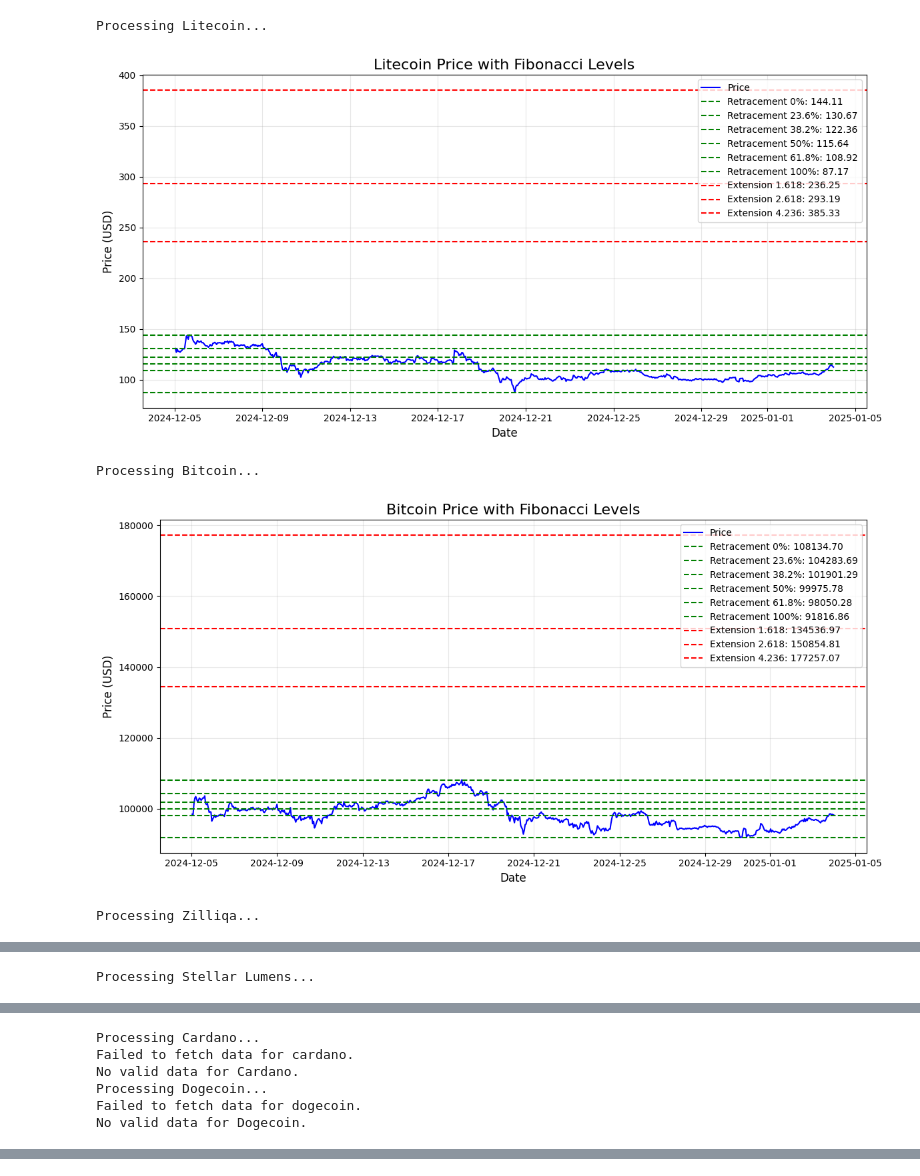
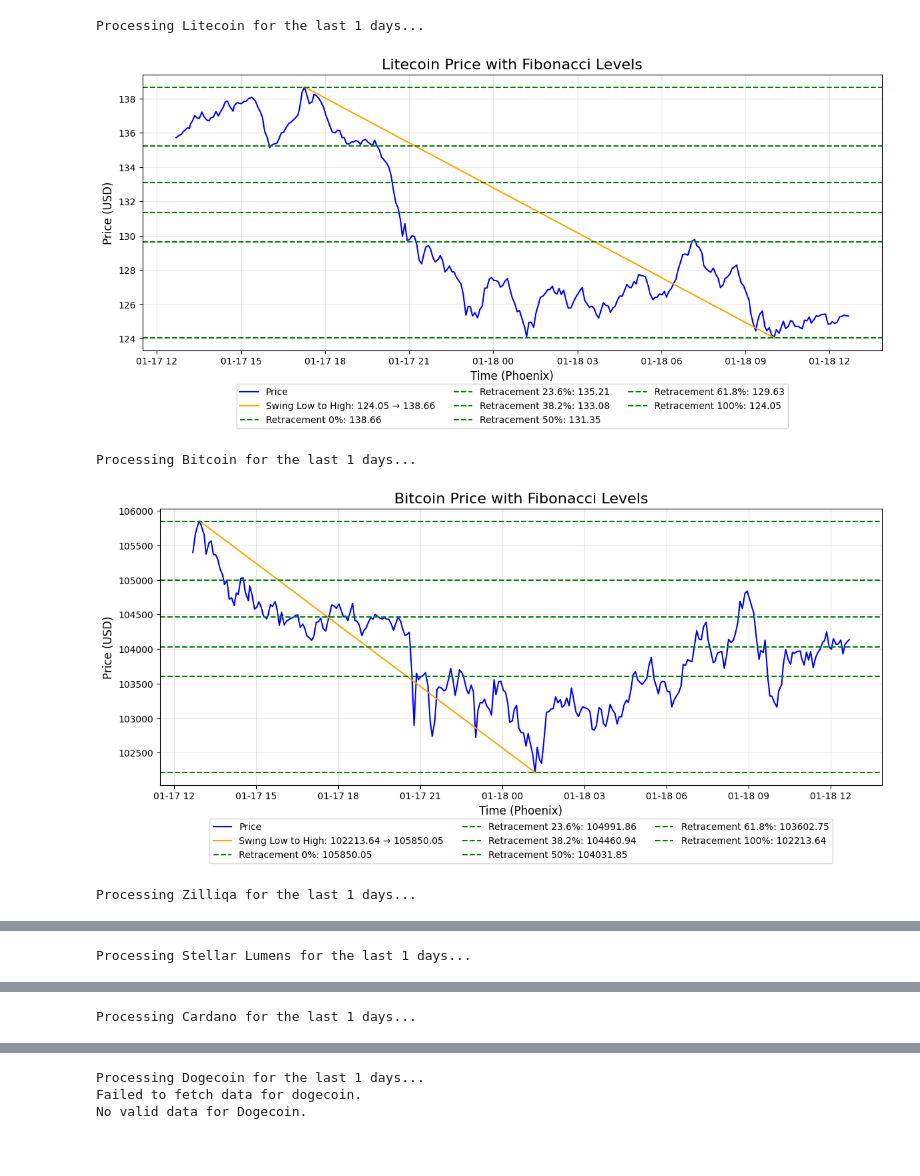
Before and after one commit to dennishbb/myML, a Jupyter notebook: crypto.ipynb, the cells around one changed output, grey strips where cells are left out. Cells and saved outputs as stored; diff of their text form; code cells hidden in the pictures; blank space fills up the shorter version.

```diff
--- a/crypto.ipynb
+++ b/crypto.ipynb
@@ -2,6 +2,7 @@
 import requests
 import pandas as pd
 import matplotlib.pyplot as plt
+from pytz import timezone
 
 # Function to fetch historical data from CoinGecko
 def fetch_coin_data(coin_id, vs_currency, days):
@@ -13,10 +14,12 @@ def fetch_coin_data(coin_id, vs_currency, days):
     data = response.json()
     prices = data["prices"]
     df = pd.DataFrame(prices, columns=["timestamp", "price"])
-    df["timestamp"] = pd.to_datetime(df["timestamp"], unit="ms")
+    df["timestamp"] = pd.to_datetime(df["timestamp"], unit="ms")  # Convert to datetime
+    phoenix_tz = timezone("US/Arizona")  # Define Phoenix timezone
+    df["timestamp"] = df["timestamp"].dt.tz_localize("UTC").dt.tz_convert(phoenix_tz)  # Convert to Phoenix time
     return df
 
-# Function to calculate Fibonacci levels
+# Function to calculate Fibonacci retracement levels
 def calculate_fibonacci_levels(swing_high, swing_low):
     diff = swing_high - swing_low
     retracements = {
@@ -27,70 +30,83 @@ def calculate_fibonacci_levels(swing_high, swing_low):
         "61.8%": swing_high - 0.618 * diff,
         "100%": swing_low,
     }
-    extensions = {
-        "1.618": swing_high + 1.618 * diff,
-        "2.618": swing_high + 2.618 * diff,
-        "4.236": swing_high + 4.236 * diff,
-    }
-    return retracements, extensions
+    return retracements
 
 # Function to plot Fibonacci levels
-def plot_fibonacci_levels(coin_id, data, retracements, extensions):
+def plot_fibonacci_levels(coin_id, data, retracements, swing_low, swing_high, swing_low_time, swing_high_time):
     plt.figure(figsize=(12, 6))
     plt.plot(data["timestamp"], data["price"], label="Price", color="blue")
+
+    # Draw a line connecting swing low and swing high
+    plt.plot(
+        [swing_low_time, swing_high_time],
+        [swing_low, swing_high],
+        linestyle="-",
+        color="orange",
+        label=f"Swing Low to High: {swing_low:.2f} → {swing_high:.2f}",
+    )
 
     # Plot Fibonacci retracement levels
     for level, price in retracements.items():
         plt.axhline(price, linestyle="--", color="green", label=f"Retracement {level}: {price:.2f}")
 
-    # Plot Fibonacci extension levels
-    for level, price in extensions.items():
-        plt.axhline(price, linestyle="--", color="red", label=f"Extension {level}: {price:.2f}")
-
     # Add chart details
     plt.title(f"{coin_id.capitalize()} Price with Fibonacci Levels", fontsize=16)
-    plt.xlabel("Date", fontsize=12)
+    plt.xlabel("Time (Phoenix)", fontsize=12)
     plt.ylabel("Price (USD)", fontsize=12)
-    plt.legend(loc="upper right", fontsize=10)
+    plt.legend(loc="lower center", bbox_to_anchor=(0.5, -0.3), fontsize=10, ncol=3)
     plt.grid(alpha=0.3)
     plt.tight_layout()
 
     # Save the plot
     plt.savefig(f"{coin_id}_fibonacci_chart.png")
     plt.show()
 
 # List of cryptocurrencies
 cryptos = [
     {"id": "litecoin", "name": "Litecoin"},
     {"id": "bitcoin", "name": "Bitcoin"},
     {"id": "zilliqa", "name": "Zilliqa"},
     {"id": "stellar", "name": "Stellar Lumens"},
     {"id": "cardano", "name": "Cardano"},
     {"id": "dogecoin", "name": "Dogecoin"},
 ]
 
+# Input: Number of days
+try:
+    days = int(input("Enter the number of days for historical data: "))
+    if days <= 0:
+        raise ValueError("The number of days must be a positive integer.")
+except ValueError as e:
+    print(f"Invalid input: {e}. Defaulting to 30 days.")
+    days = 30
+
 # Loop through each cryptocurrency
 for crypto in cryptos:
     coin_id = crypto["id"]
     name = crypto["name"]
 
     # Fetch data
-    print(f"Processing {name}...")
-    data = fetch_coin_data(coin_id, vs_currency="usd", days=30)
+    print(f"Processing {name} for the last {days} days...")
+    data = fetch_coin_data(coin_id, vs_currency="usd", days=days)
 
     if data is not None and not data.empty:
-        # Calculate Fibonacci levels
+        # Find swing high and low with corresponding timestamps
         swing_high = data["price"].max()
         swing_low = data["price"].min()
-        retracements, extensions = calculate_fibonacci_levels(swing_high, swing_low)
+        swing_high_time = data.loc[data["price"] == swing_high, "timestamp"].iloc[0]
+        swing_low_time = data.loc[data["price"] == swing_low, "timestamp"].iloc[0]
+
+        # Calculate Fibonacci levels
+        retracements = calculate_fibonacci_levels(swing_high, swing_low)
 
         # Plot Fibonacci levels
-        plot_fibonacci_levels(name, data, retracements, extensions)
+        plot_fibonacci_levels(name, data, retracements, swing_low, swing_high, swing_low_time, swing_high_time)
     else:
         print(f"No valid data for {name}.")
 # %% [output]
-Processing Litecoin...
+Processing Litecoin for the last 1 days...
-[figure, old version]
+[figure, new version]
-Processing Bitcoin...
+Processing Bitcoin for the last 1 days...
-[figure, old version]
+[figure, new version]
-Processing Zilliqa...
+Processing Zilliqa for the last 1 days...
@@ -98 +114 @@ Processing Zilliqa...
-Processing Stellar Lumens...
+Processing Stellar Lumens for the last 1 days...
@@ -100,6 +116 @@ Processing Stellar Lumens...
-Processing Cardano...
-Failed to fetch data for cardano.
-No valid data for Cardano.
-Processing Dogecoin...
-Failed to fetch data for dogecoin.
-No valid data for Dogecoin.
+Processing Cardano for the last 1 days...
@@ -105,0 +118,3 @@ No valid data for Dogecoin.
+Processing Dogecoin for the last 1 days...
+Failed to fetch data for dogecoin.
+No valid data for Dogecoin.
```
Also changed, not shown: parts of 1 cell of this notebook, 13 other files.
